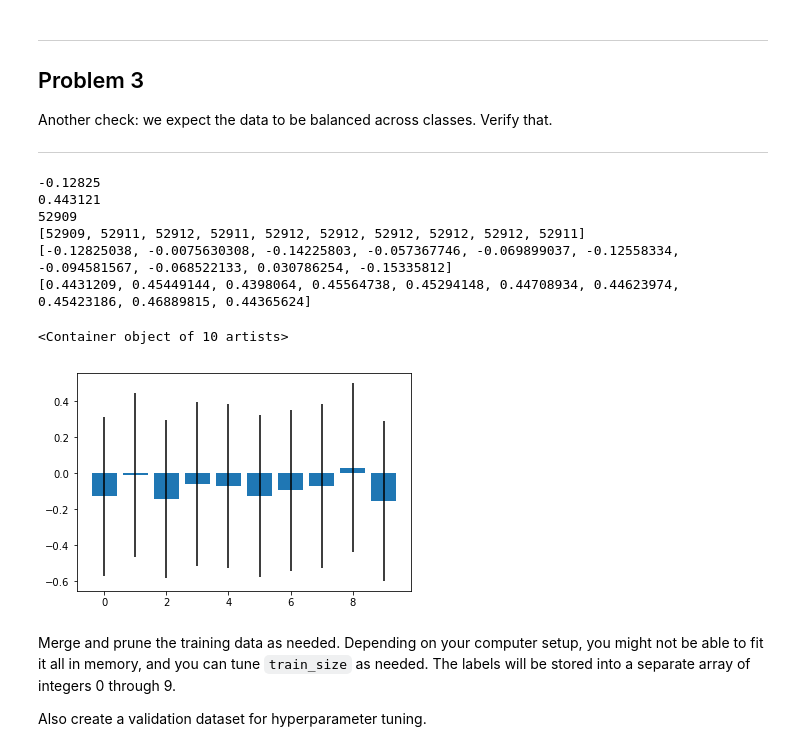
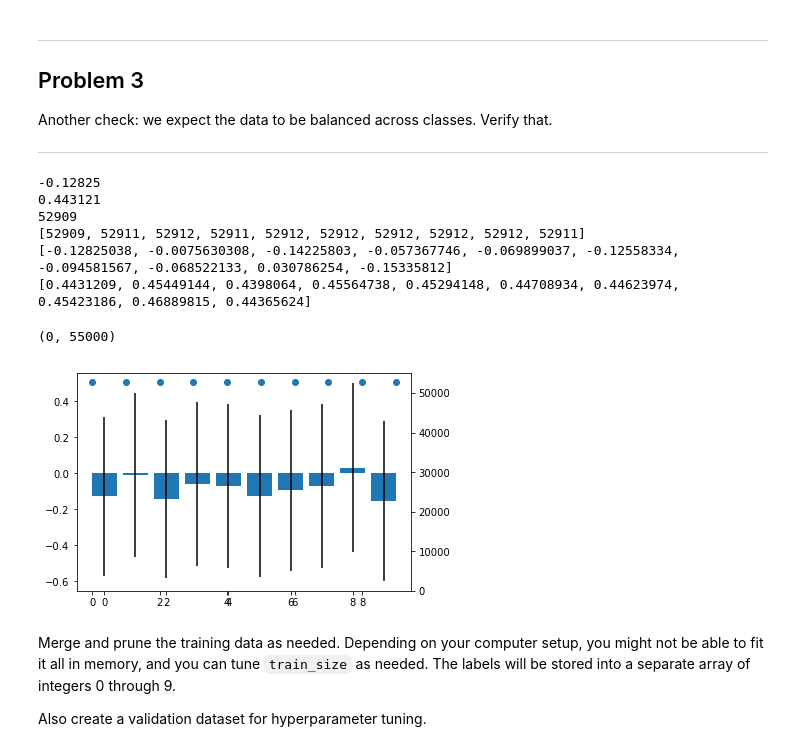
Before and after one commit to jeff-tj/machine-learning, a Jupyter notebook: deep_learning/1_notmnist.ipynb, the cells around one changed output. Drawn from its saved outputs; the diff is of its cells as text; code cells hidden in the pictures.

Commit message:
Better looking graph (no labels yet though)

```diff
--- a/deep_learning/1_notmnist.ipynb
+++ b/deep_learning/1_notmnist.ipynb
@@ -263,36 +263,43 @@ def load_stats(file_name):
         current_array = pickle.load(f)
     array_n = current_array.shape[0]
     array_mean = np.mean(current_array)
     array_sd = np.std(current_array)
     return [array_n, array_mean, array_sd]
 
 ds_n = []
 ds_mean = []
 ds_sd = []
 
 n = 0
 for ds in train_datasets:
     ds_stats = load_stats(ds)
     ds_n.append(ds_stats[0])
     ds_mean.append(ds_stats[1])
     ds_sd.append(ds_stats[2])
 
 print(ds_n)
 print(ds_mean)
 print(ds_sd)
 
 # Plot it nicely
-fig, ax = plt.subplots()
+fig = plt.figure()
+ax=fig.add_subplot(111, label="1")
+ax2=fig.add_subplot(111, label="2", frame_on=False)
+# Plot our data
 ax.bar(np.arange(len(train_datasets)), ds_mean, yerr=ds_sd)
+ax2.scatter(np.arange(len(train_datasets)), ds_n)
+# Fix our axis
+ax2.yaxis.tick_right()
+ax2.set_ylim([0, 55000])
 # %% [output]
 -0.12825
 0.443121
 52909
 [52909, 52911, 52912, 52911, 52912, 52912, 52912, 52912, 52912, 52911]
 [-0.12825038, -0.0075630308, -0.14225803, -0.057367746, -0.069899037, -0.12558334, -0.094581567, -0.068522133, 0.030786254, -0.15335812]
 [0.4431209, 0.45449144, 0.4398064, 0.45564738, 0.45294148, 0.44708934, 0.44623974, 0.45423186, 0.46889815, 0.44365624]
-<Container object of 10 artists>
+(0, 55000)
-[figure, old version]
+[figure, new version]
 # %% [markdown]
 Merge and prune the training data as needed. Depending on your computer setup, you might not be able to fit it all in memory, and you can tune `train_size` as needed. The labels will be stored into a separate array of integers 0 through 9.
 
```
